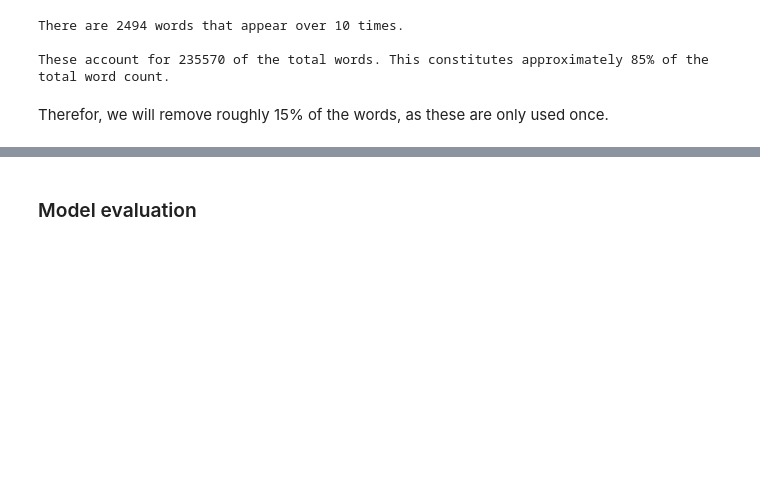
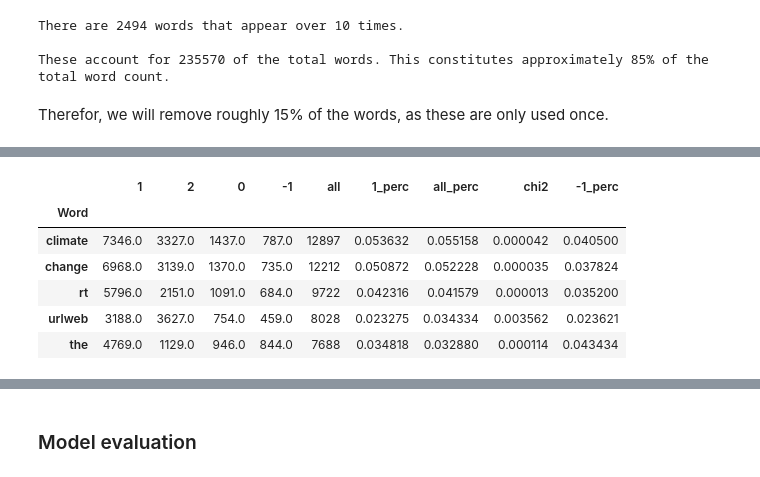
Before and after one commit to stanfordgibson/classification-predict-streamlit-template, a Jupyter notebook: resources/Classification.ipynb, the cells around one changed output, grey strips where cells are left out. Cells and saved outputs as stored; diff of their text form; code cells hidden in the pictures; blank space fills up the shorter version.

```diff
--- a/resources/Classification.ipynb
+++ b/resources/Classification.ipynb
@@ -378,0 +439,3 @@ remaining_word_index = [k for k, v in sentiment['all'].items() if v > max_count]
+# %%
+# calculate chi2
+df_bow['chi2'] = np.power((df_bow['1_perc'] - df_bow['all_perc']), 2) / df_bow['all_perc']
@@ -378,0 +457,17 @@ remaining_word_index = [k for k, v in sentiment['all'].items() if v > max_count]
+# %%
+sentiment_types = [s for s in sentiment_labels if s == -1]
+# %%
+df_bow[-1] = df_bow[sentiment_types].sum(axis=1)
+# %%
+for col in [-1, 'all']:
+    df_bow[str(col)+'_perc'] = df_bow[col] / df_bow[col].sum()
+# %%
+df_bow.sort_values(by='all', ascending=False).head(5)
+# %% [output]
+|  | 1 | 2 | 0 | -1 | all | 1_perc | all_perc | chi2 | -1_perc |
+| Word |  |  |  |  |  |  |  |  |  |
+| climate | 7346.0 | 3327.0 | 1437.0 | 787.0 | 12897 | 0.053632 | 0.055158 | 0.000042 | 0.040500 |
+| change | 6968.0 | 3139.0 | 1370.0 | 735.0 | 12212 | 0.050872 | 0.052228 | 0.000035 | 0.037824 |
+| rt | 5796.0 | 2151.0 | 1091.0 | 684.0 | 9722 | 0.042316 | 0.041579 | 0.000013 | 0.035200 |
+| urlweb | 3188.0 | 3627.0 | 754.0 | 459.0 | 8028 | 0.023275 | 0.034334 | 0.003562 | 0.023621 |
+| the | 4769.0 | 1129.0 | 946.0 | 844.0 | 7688 | 0.034818 | 0.032880 | 0.000114 | 0.043434 |
```
Also changed, not shown: parts of 33 cells of this notebook.
